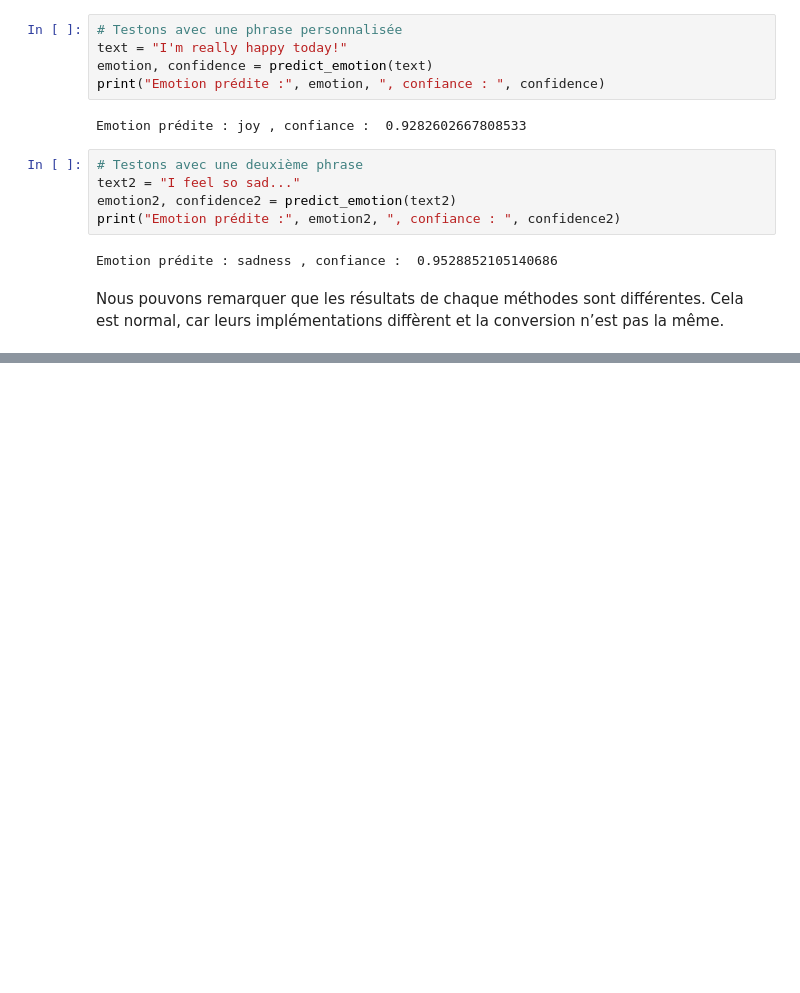
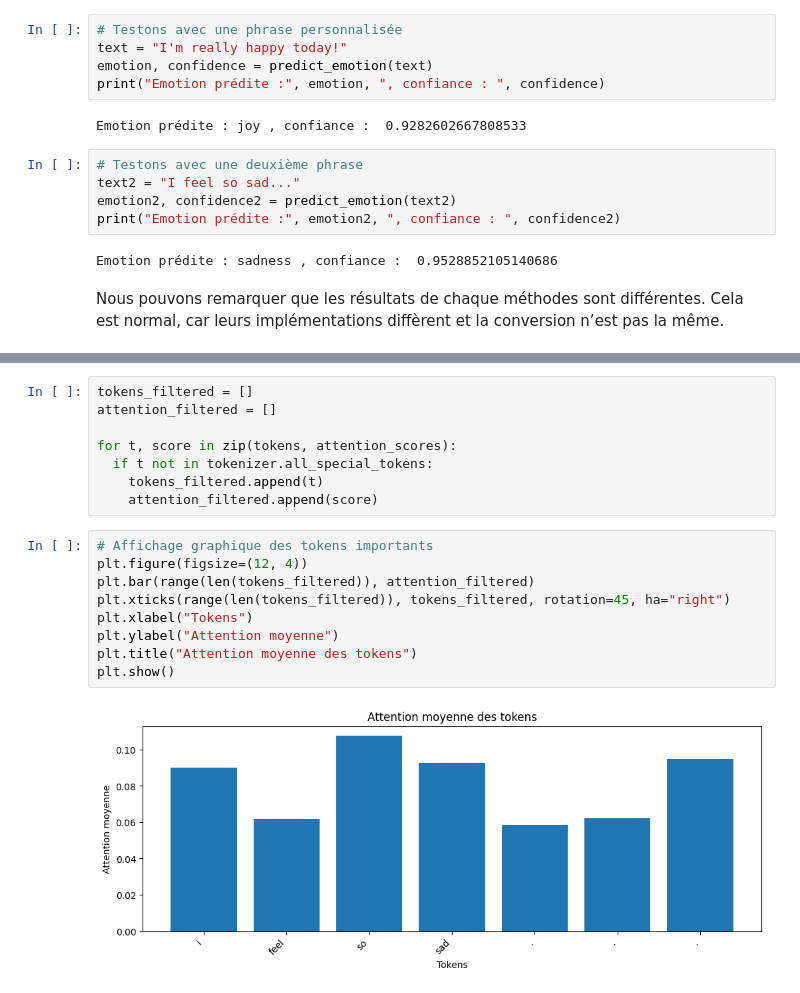
Before and after one commit to longuetbriandavid/AnalyseDeSentimentsSurDesTweets, a Jupyter notebook: Analyse_de_sentiments.ipynb, the cells around one changed output, grey strips where cells are left out. Saved outputs shown, nothing was run; the diff lists cells and outputs as text; blank space fills up the shorter version.

```diff
--- a/Analyse_de_sentiments.ipynb
+++ b/Analyse_de_sentiments.ipynb
@@ -344,0 +426,19 @@ Nous pouvons remarquer que les résultats de chaque méthodes sont différentes.
+# %%
+tokens_filtered = []
+attention_filtered = []
+
+for t, score in zip(tokens, attention_scores):
+  if t not in tokenizer.all_special_tokens:
+    tokens_filtered.append(t)
+    attention_filtered.append(score)
+# %%
+# Affichage graphique des tokens importants
+plt.figure(figsize=(12, 4))
+plt.bar(range(len(tokens_filtered)), attention_filtered)
+plt.xticks(range(len(tokens_filtered)), tokens_filtered, rotation=45, ha="right")
+plt.xlabel("Tokens")
+plt.ylabel("Attention moyenne")
+plt.title("Attention moyenne des tokens")
+plt.show()
+# %% [output]
+[figure, added]
```
Also changed, not shown: parts of 22 cells of this notebook.
